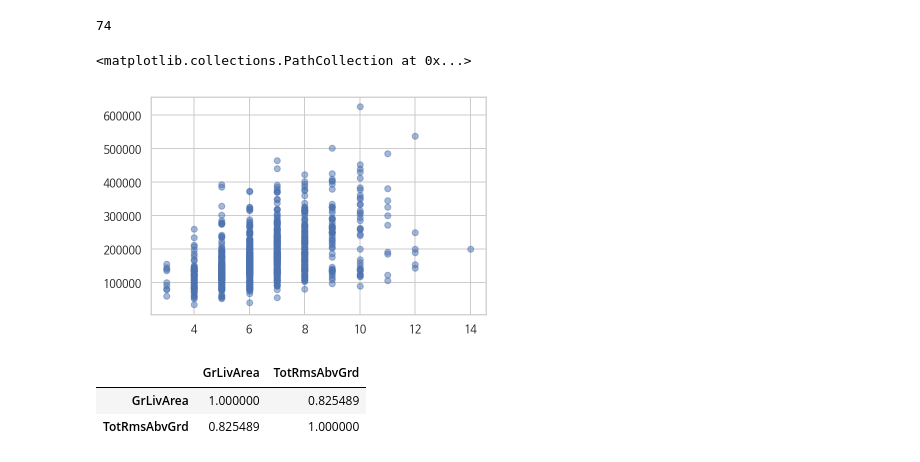
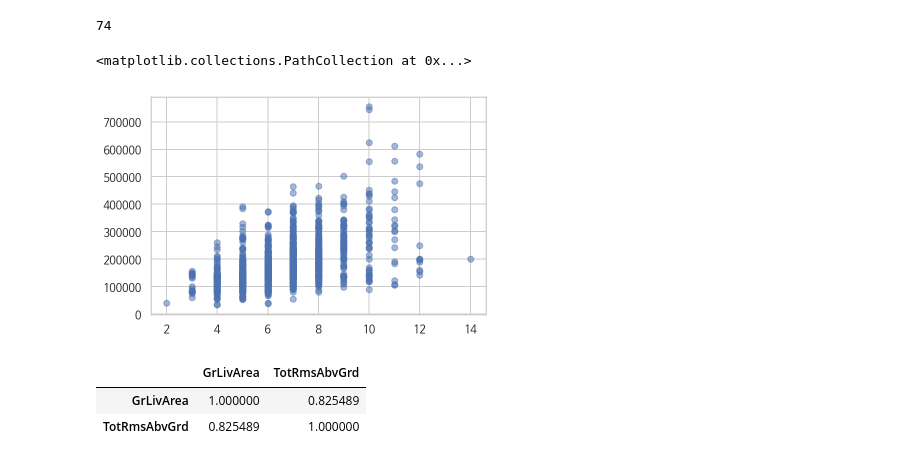
Before and after one commit to lim800/DoNotUse, a Jupyter notebook: SemiProject/houseplrices/jjlim.ipynb, the cells around one changed output. Cells and saved outputs as stored; diff of their text form; code cells hidden in the pictures.

```diff
--- a/SemiProject/houseplrices/jjlim.ipynb
+++ b/SemiProject/houseplrices/jjlim.ipynb
@@ -987,31 +983,31 @@ df_train[df_train['MasVnrType'] == 'None'][['MasVnrType','MasVnrArea']][df_train
 # %%
 # 검색된 값을 0으로 변환
-MVT_index = df_train[df_train['MasVnrType'] == 'None'][['MasVnrType','MasVnrArea']][df_train[df_train['MasVnrType'] == 'None']['MasVnrArea']!=0].index
-df_train.loc[MVT_index,'MasVnrArea'] = 0.0
+MVT_index = df[df['MasVnrType'] == 'None'][['MasVnrType','MasVnrArea']][df[df['MasVnrType'] == 'None']['MasVnrArea']!=0].index
+df.loc[MVT_index,'MasVnrArea'] = 0.0
 # %%
 # BsmtFinSF1, BsmtFinSF2, BsmtUnfSF, TotalBsmtSF
 # 전체 지하실 넓이를 나타내는 TotalBsmtSF만 남기고 분석에서 제외
-df_train = df_train.drop(['BsmtFinSF1', 'BsmtFinSF2', 'BsmtUnfSF'], axis=1)
-len(df_train.columns)
+df = df.drop(['BsmtFinSF1', 'BsmtFinSF2', 'BsmtUnfSF'], axis=1)
+len(df.columns)
 # %% [output]
 75
 # %%
 # 1stFlrSF, 2ndFlrSF, GrLivArea
 # 층별 넓이를 나눠서 나타내주는것이 적합하다고 판단하여 GrLivArea 컬럼을 제외
-df_train = df_train.drop(['GrLivArea'], axis=1)
-len(df_train.columns)
+df = df.drop(['GrLivArea'], axis=1)
+len(df.columns)
 # %% [output]
 74
 # %%
 # 컬럼이름이 숫자로 시작하는 컬럼 이름을 영문으로 시작하도록 변경
-df_train.rename(columns={'1stFlrSF':'FstFlrSF','2ndFlrSF':'SndFlrSF'}, inplace=True)
+df.rename(columns={'1stFlrSF':'FstFlrSF','2ndFlrSF':'SndFlrSF'}, inplace=True)
 # %%
 # TotRmsAbvGrd
 # 지상에 있는 방 개수별 SalePrice 분포 확인
-plt.scatter(x=df_train['TotRmsAbvGrd'], y=y_train, alpha=0.5)
+plt.scatter(x=df['TotRmsAbvGrd'], y=y, alpha=0.5)
 # %% [output]
 <matplotlib.collections.PathCollection at 0x...>
-[figure, old version]
+[figure, new version]
 # %%
 # 다중공선성 문제 가능성
 df_origin[['GrLivArea','TotRmsAbvGrd']].corr()
```
Also changed, not shown: parts of 77 cells of this notebook.
